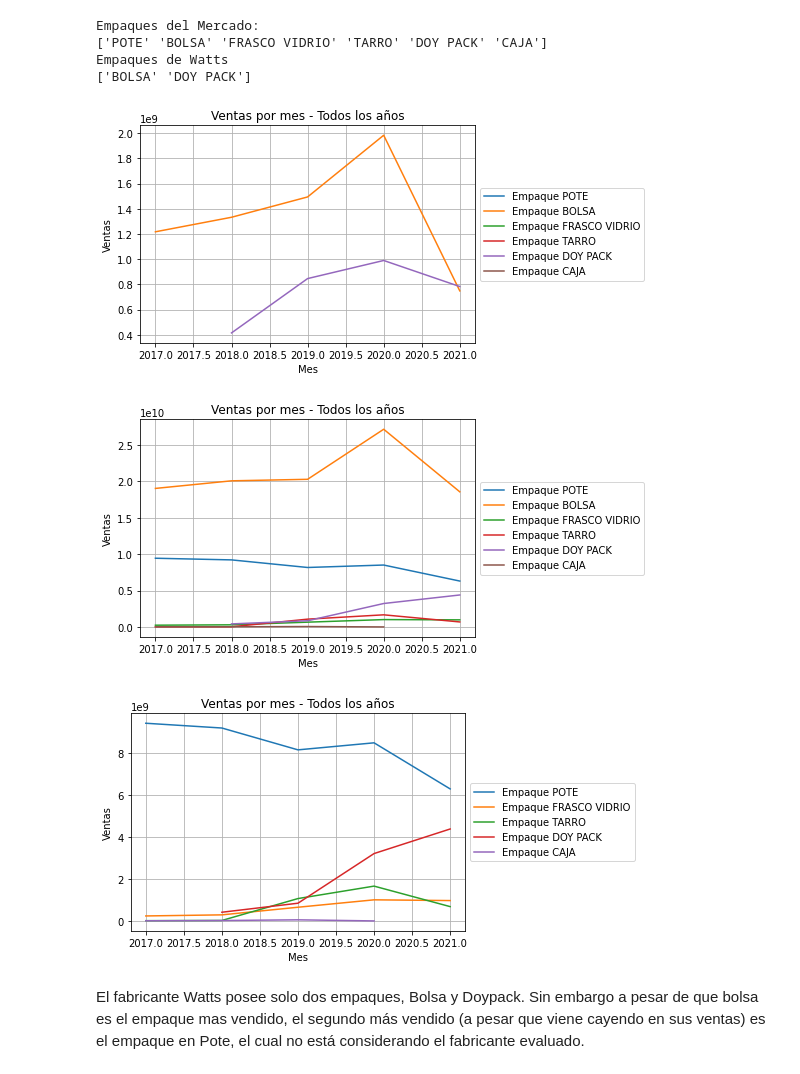
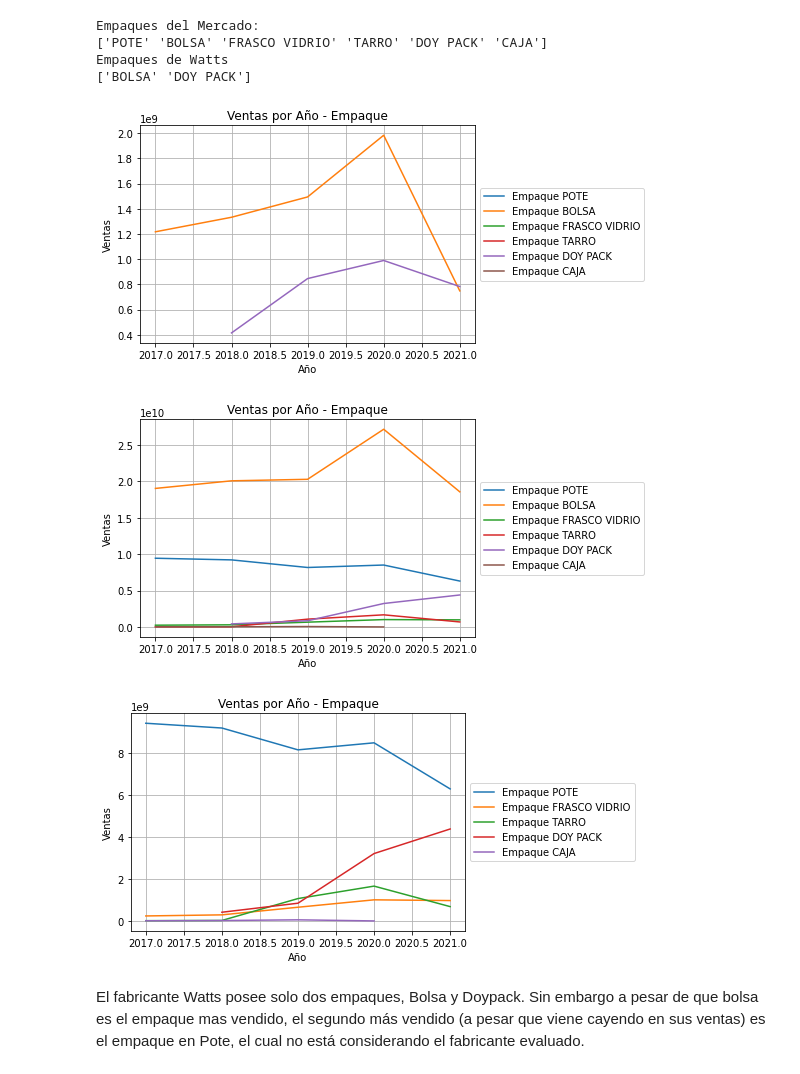
Before and after one commit to mariosanchez5/proyecto_manjar, a Jupyter notebook: 3.Análisis y oportunidades Watts.ipynb, the cells around one changed output. Drawn from its saved outputs; the diff is of its cells as text; code cells hidden in the pictures.

```diff
--- a/3.Análisis y oportunidades Watts.ipynb
+++ b/3.Análisis y oportunidades Watts.ipynb
@@ -152,20 +152,20 @@ Empaques de Watts
 # %%
 plt.figure()
 
 for Empaque in df['Empaque'].unique():
     data_agno_sel = df[(df['Empaque'] == Empaque) & (df['fabricante'] == 'WATT S')]
     ventas_por_mes = data_agno_sel.groupby('agno')['Vta_Pesos'].sum()
     plt.plot(ventas_por_mes.index, ventas_por_mes.values, label=f'Empaque {Empaque}')
 
-plt.xlabel('Mes')
+plt.xlabel('Año')
 plt.ylabel('Ventas')
-plt.title('Ventas por mes - Todos los años')
+plt.title('Ventas por Año - Empaque')
 plt.legend(loc='center left', bbox_to_anchor=(1, 0.5))
 plt.grid(True)
 
 plt.show()
 # %% [output]
-[figure, old version]
+[figure, new version]
 # %%
 plt.figure()
 
@@ -174,15 +174,15 @@ for Empaque in df['Empaque'].unique():
     ventas_por_mes = data_agno_sel.groupby('agno')['Vta_Pesos'].sum()
     plt.plot(ventas_por_mes.index, ventas_por_mes.values, label=f'Empaque {Empaque}')
 
-plt.xlabel('Mes')
+plt.xlabel('Año')
 plt.ylabel('Ventas')
-plt.title('Ventas por mes - Todos los años')
+plt.title('Ventas por Año - Empaque')
 plt.legend(loc='center left', bbox_to_anchor=(1, 0.5))
 plt.grid(True)
 
 plt.show()
 # %% [output]
-[figure, old version]
+[figure, new version]
 # %%
 plt.figure()
 
@@ -192,15 +192,15 @@ for Empaque in df['Empaque'].unique():
         ventas_por_mes = data_agno_sel.groupby('agno')['Vta_Pesos'].sum()
         plt.plot(ventas_por_mes.index, ventas_por_mes.values, label=f'Empaque {Empaque}')
 
-plt.xlabel('Mes')
+plt.xlabel('Año')
 plt.ylabel('Ventas')
-plt.title('Ventas por mes - Todos los años')
+plt.title('Ventas por Año - Empaque')
 plt.legend(loc='center left', bbox_to_anchor=(1, 0.5))
 plt.grid(True)
 
 plt.show()
 # %% [output]
-[figure, old version]
+[figure, new version]
 # %% [markdown]
 El fabricante Watts posee solo dos empaques, Bolsa y Doypack. Sin embargo a pesar de que bolsa es el empaque mas vendido, el segundo más vendido (a pesar que viene cayendo en sus ventas) es el empaque en Pote, el cual no está considerando el fabricante evaluado.
 # %% [markdown]
```
Also changed, not shown: parts of 6 cells of this notebook.
